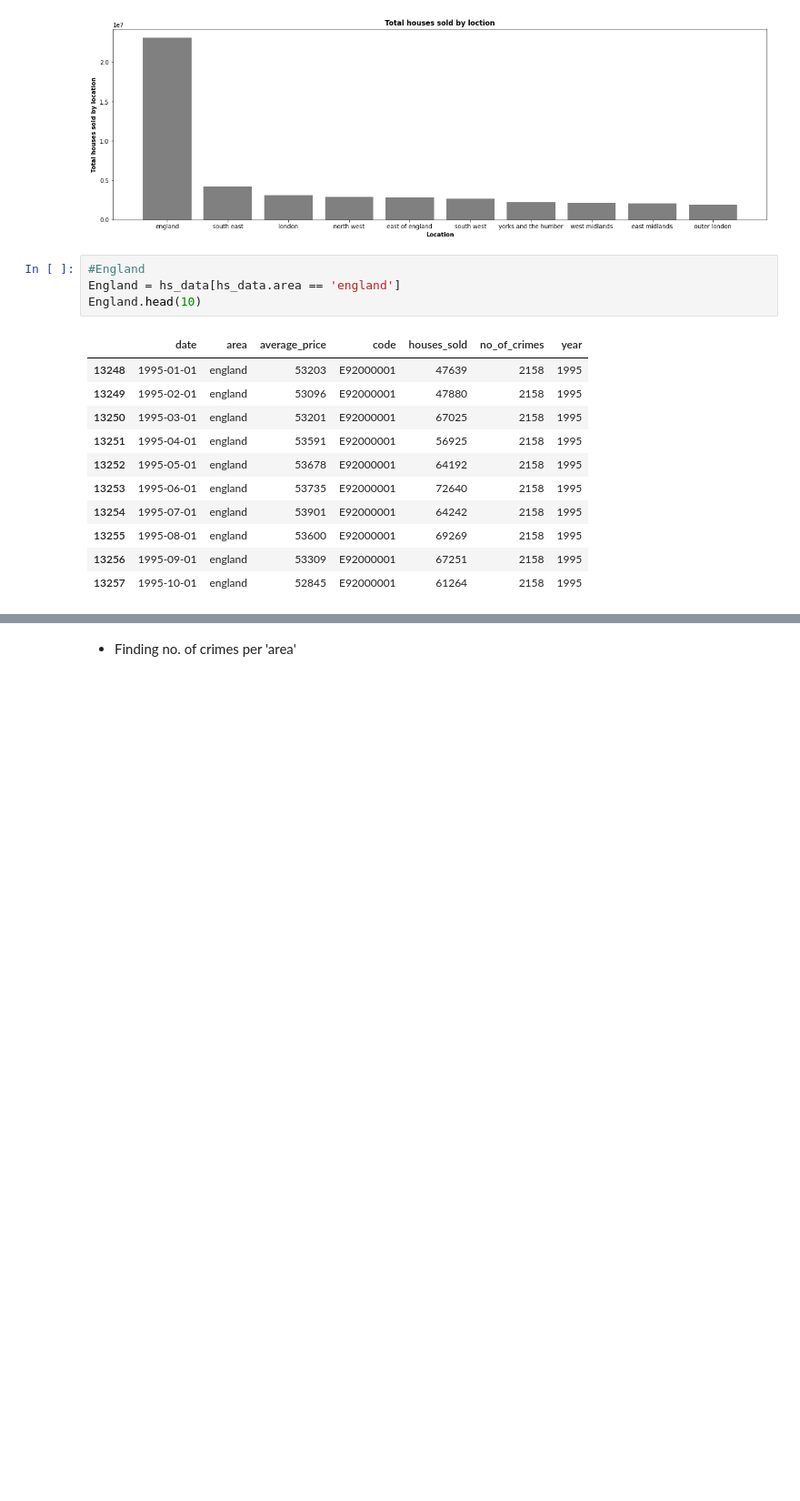
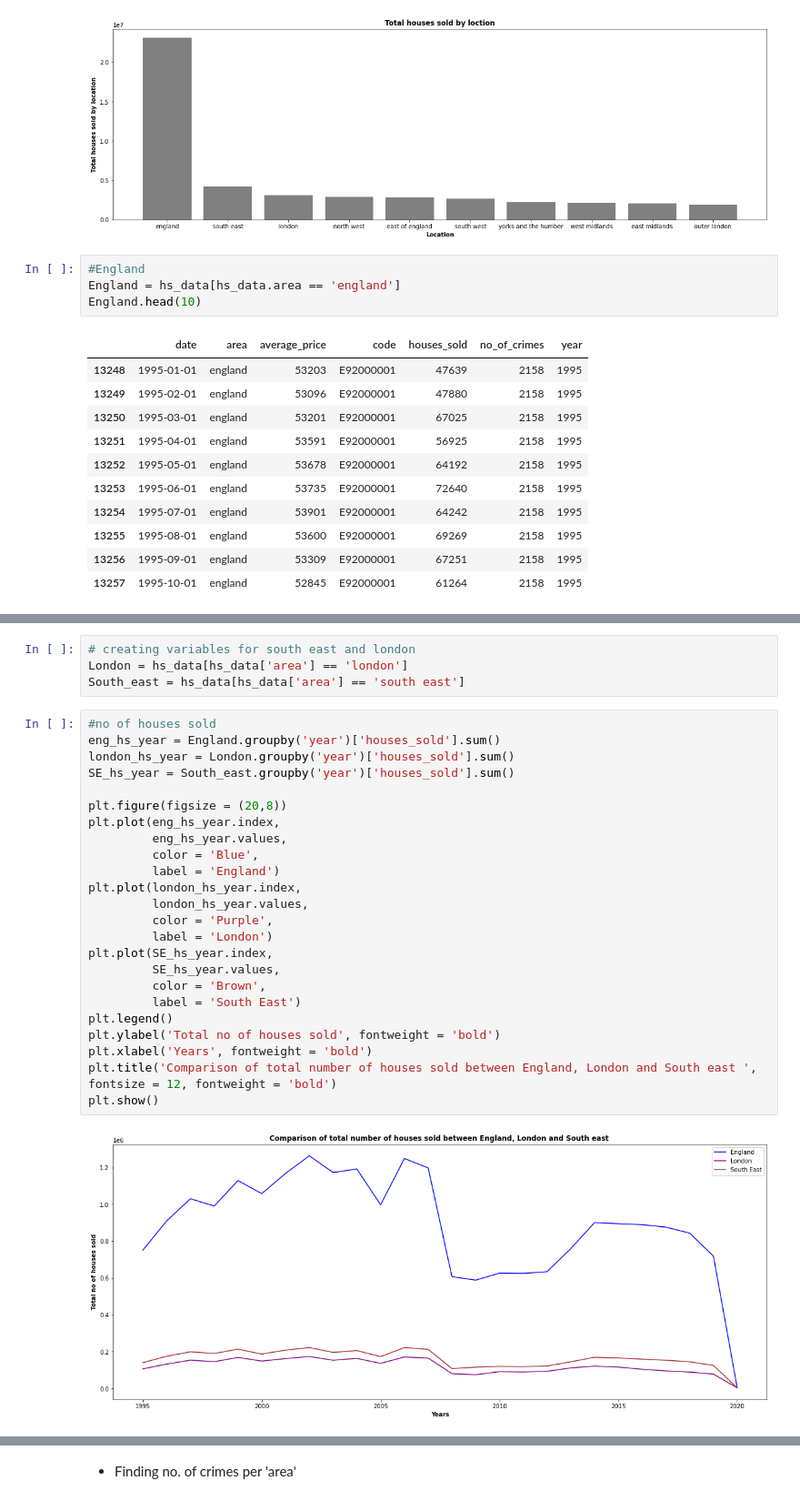
Before and after one commit to captin01/Data_Analysis, a Jupyter notebook: London_Housing/LND_Housing.ipynb, the cells around one changed output, grey strips where cells are left out. Shown at 91% size. Drawn from its saved outputs; the diff is of its cells as text; blank space fills up the shorter version.

```diff
--- a/London_Housing/LND_Housing.ipynb
+++ b/London_Housing/LND_Housing.ipynb
@@ -409,0 +400,30 @@ plt.show()
+# %%
+# creating variables for south east and london
+London = hs_data[hs_data['area'] == 'london']
+South_east = hs_data[hs_data['area'] == 'south east']
+# %%
+#no of houses sold
+eng_hs_year = England.groupby('year')['houses_sold'].sum()
+london_hs_year = London.groupby('year')['houses_sold'].sum()
+SE_hs_year = South_east.groupby('year')['houses_sold'].sum()
+
+plt.figure(figsize = (20,8))
+plt.plot(eng_hs_year.index,
+         eng_hs_year.values,
+         color = 'Blue',
+         label = 'England')
+plt.plot(london_hs_year.index,
+         london_hs_year.values,
+         color = 'Purple',
+         label = 'London')
+plt.plot(SE_hs_year.index,
+         SE_hs_year.values,
+         color = 'Brown',
+         label = 'South East')
+plt.legend()
+plt.ylabel('Total no of houses sold', fontweight = 'bold')
+plt.xlabel('Years', fontweight = 'bold')
+plt.title('Comparison of total number of houses sold between England, London and South east ', fontsize = 12, fontweight = 'bold')
+plt.show()
+# %% [output]
+[figure, added]
```
Also changed, not shown: parts of 47 cells of this notebook.
